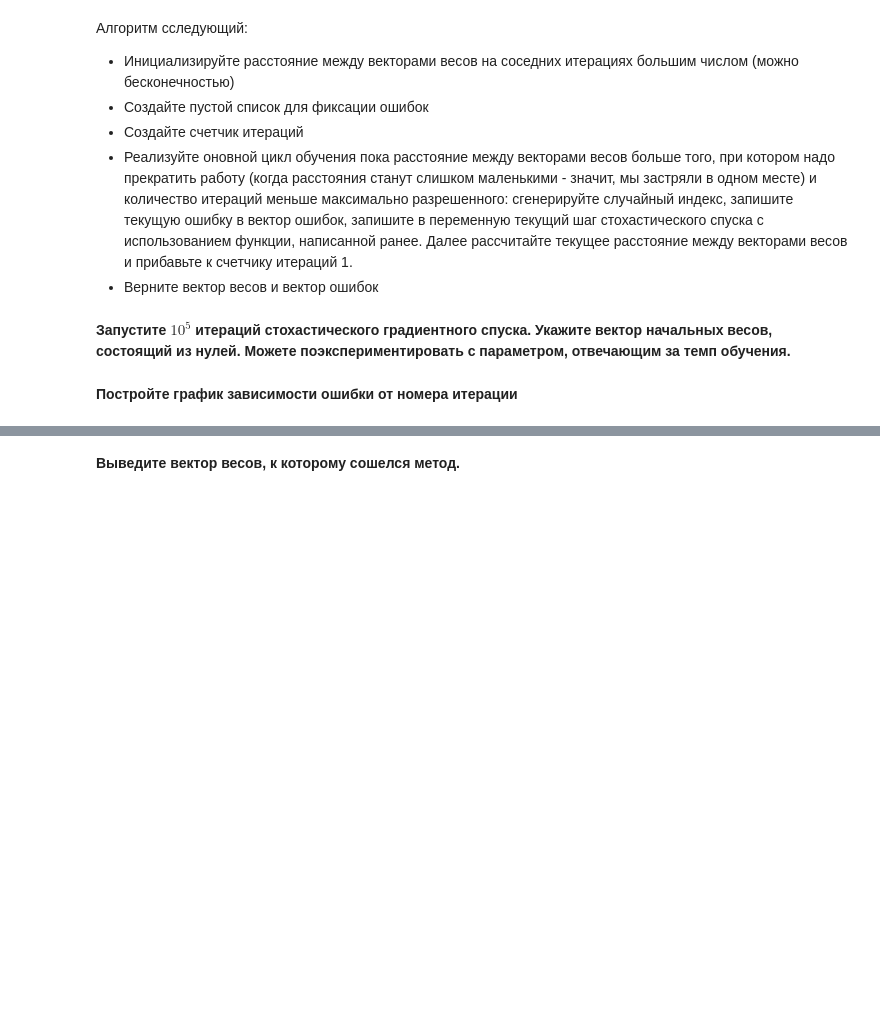
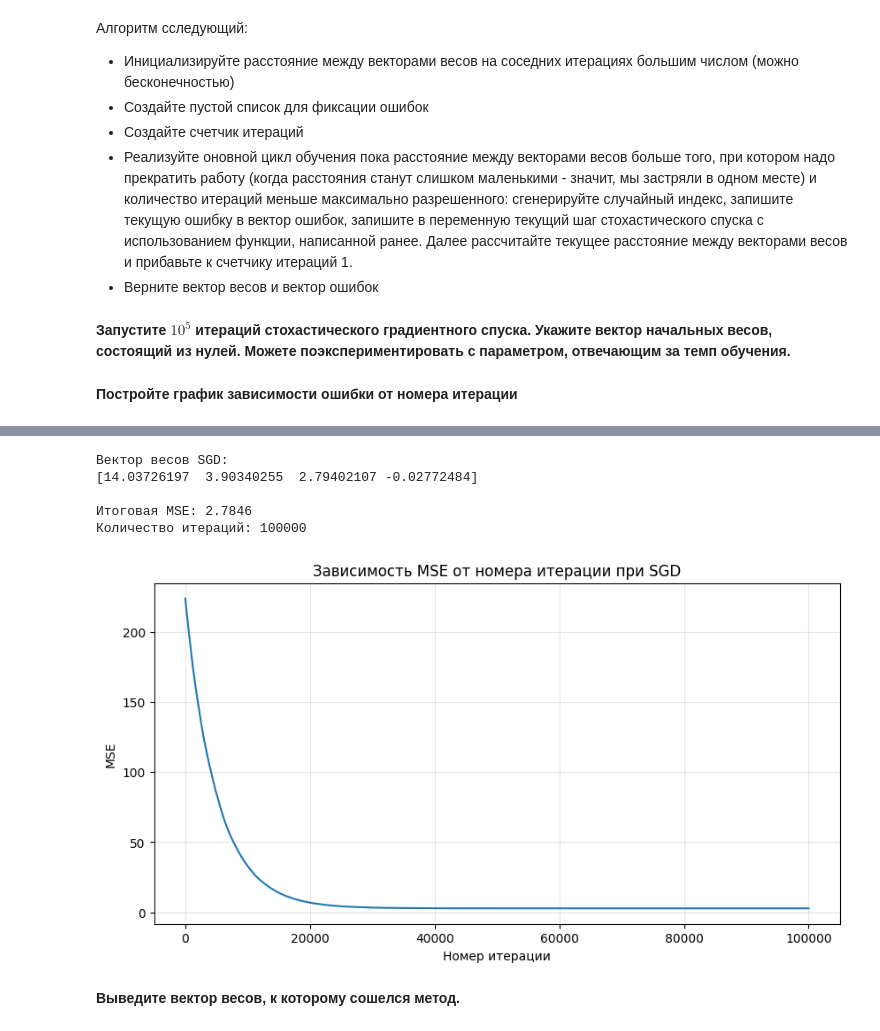
Before and after one commit to Aleksandr219-0/sf_data_science, a Jupyter notebook: Модуль MATH&ML-6 (HW-02)/Практика_Оптимизация.ipynb, the cells around one changed output, grey strips where cells are left out. Saved outputs shown, nothing was run; the diff lists cells and outputs as text; code cells hidden in the pictures; blank space fills up the shorter version.

```diff
--- a/Модуль MATH&ML-6 (HW-02)/Практика_Оптимизация.ipynb
+++ b/Модуль MATH&ML-6 (HW-02)/Практика_Оптимизация.ipynb
@@ -400,4 +425,11 @@ MAE sklearn: 1.2520
 # %% [markdown]
 **Добавим единичный столбец**
 # %%
-X = np.hstack([np.ones(X.shape[0]).reshape(-1, 1), X])
+X_sgd = np.hstack([
+    np.ones((X_scaled.shape[0], 1)),
+    X_scaled
+])
+
+y_sgd = y.reshape(-1, 1)
+
+print(X_sgd.shape, y_sgd.shape)
@@ -574,3 +536,45 @@ MSE sklearn: 2.7841
+# %%
+# Начальный вектор весов: w0, w_TV, w_radio, w_newspaper
+w_init = np.zeros(X_sgd.shape[1])
+
+# Параметры SGD
+eta = 0.01
+max_iter = 100000
+
+# Запуск 10^5 итераций SGD
+w_sgd, losses_sgd = stochastic_gradient_descent(
+    X=X_sgd,
+    y=y_sgd,
+    w_init=w_init,
+    eta=eta,
+    max_iter=max_iter,
+    tol=1e-10
+)
+
+print('Вектор весов SGD:')
+print(w_sgd)
+
+print(f'\nИтоговая MSE: {mse_error(y_sgd, lin_pred(X_sgd, w_sgd)):.4f}')
+print(f'Количество итераций: {len(losses_sgd)}')
+# %% [output]
+Вектор весов SGD:
+[14.03726197  3.90340255  2.79402107 -0.02772484]
+
+Итоговая MSE: 2.7846
+Количество итераций: 100000
+# %%
+plt.figure(figsize=(10, 5))
+
+plt.plot(losses_sgd)
+
+plt.xlabel('Номер итерации')
+plt.ylabel('MSE')
+plt.title('Зависимость MSE от номера итерации при SGD')
+plt.grid(alpha=0.3)
+
+plt.show()
+# %% [output]
+[figure, added]
 # %% [markdown]
 **Выведите вектор весов, к которому сошелся метод.**
 # %%
```
Also changed, not shown: parts of 9 cells of this notebook, 2 other files.
